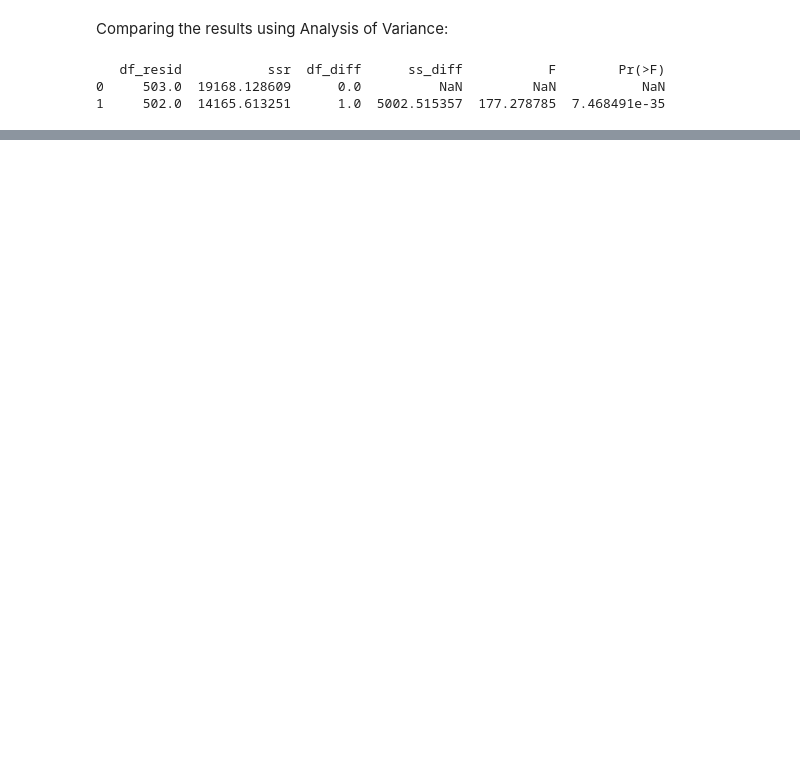
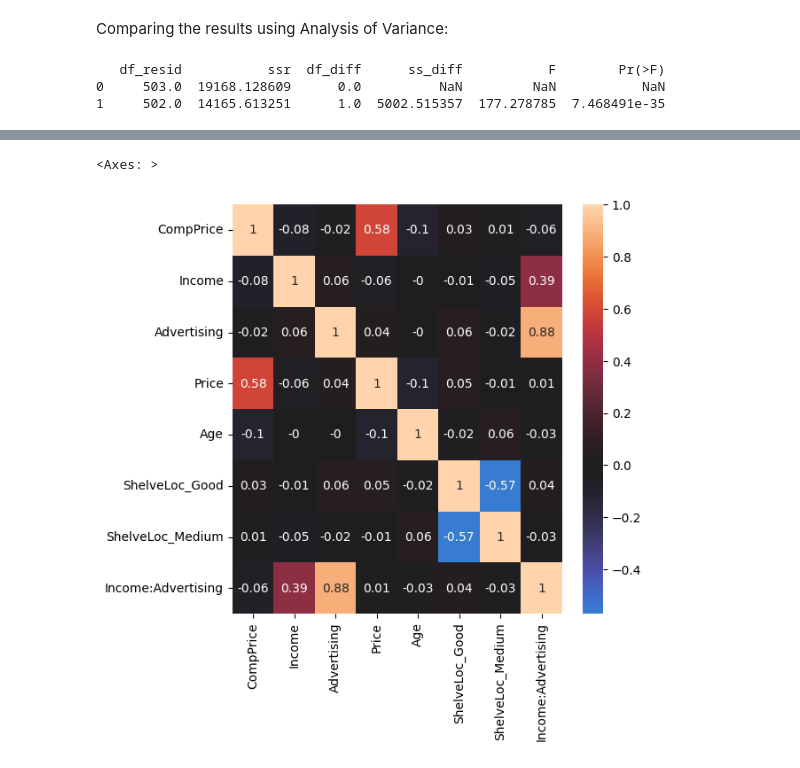
Before and after one commit to ar-bansal/ml-regression, a Jupyter notebook: linear_regression.ipynb, the cells around one changed output, grey strips where cells are left out. Cells and saved outputs as stored; diff of their text form; code cells hidden in the pictures; blank space fills up the shorter version.

```diff
--- a/linear_regression.ipynb
+++ b/linear_regression.ipynb
@@ -356,0 +489,11 @@ Anova carries out a hypothesis test with the following hypotheses:
+# %%
+X = pd.get_dummies(Carseats.drop(columns=["Sales", "Population", "Education", "Urban", "US"]), drop_first=True, dtype=int)
+# Let us include interaction terms for the (Income, Advertising) pair
+X["Income:Advertising"] = X["Income"] * X["Advertising"]
+# X["Price:Age"] = X["Price"] * X["Age"]
+X = sm.add_constant(X)
+y = Carseats["Sales"]
+
+model1 = sm.OLS(y, X)
+result1 = model1.fit()
+print(result1.summary())
@@ -356,0 +536,6 @@ Anova carries out a hypothesis test with the following hypotheses:
+# %%
+fig = plt.figure(figsize=(6, 6))
+sns.heatmap(round(X.drop(columns=["const"]).corr(), 2), center=0, annot=True)
+# %% [output]
+<Axes: >
+[figure, added]
```
Also changed, not shown: parts of 24 cells of this notebook.
